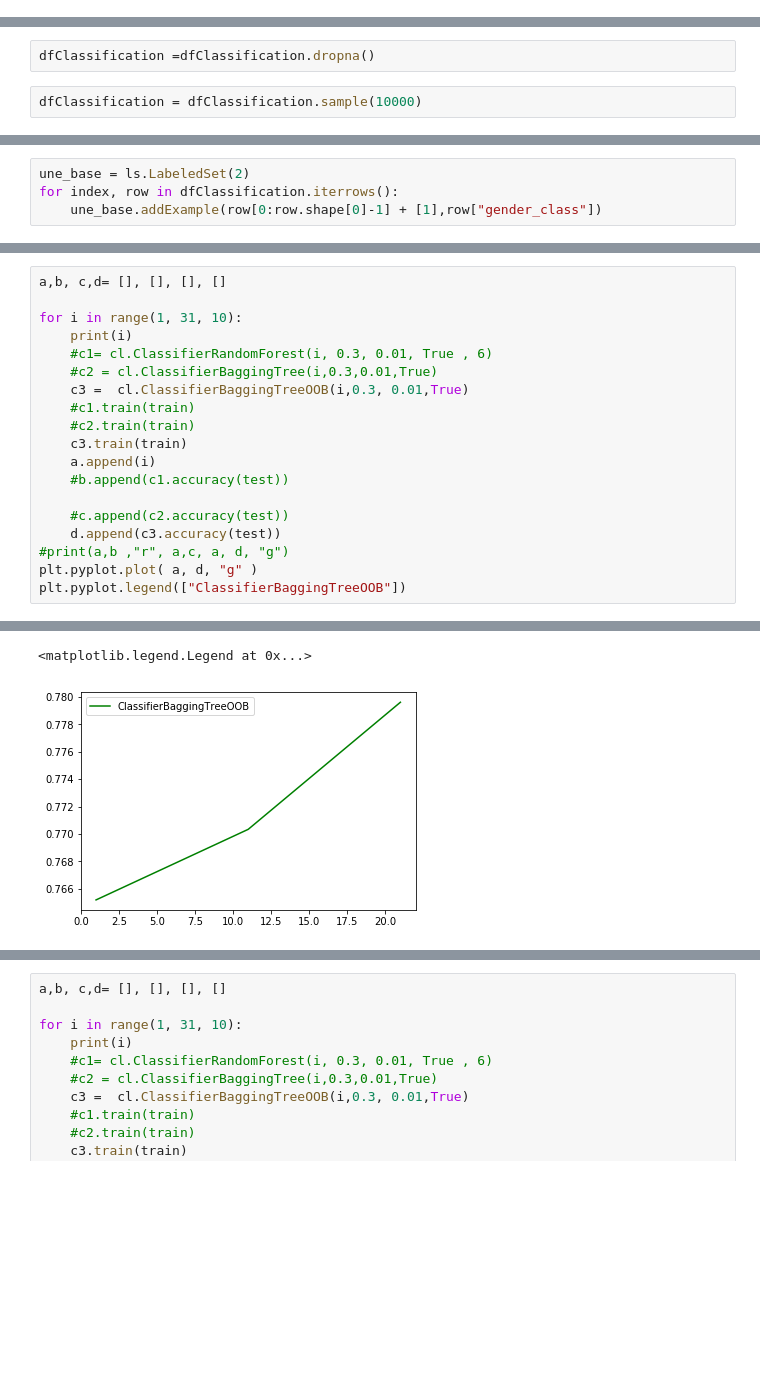
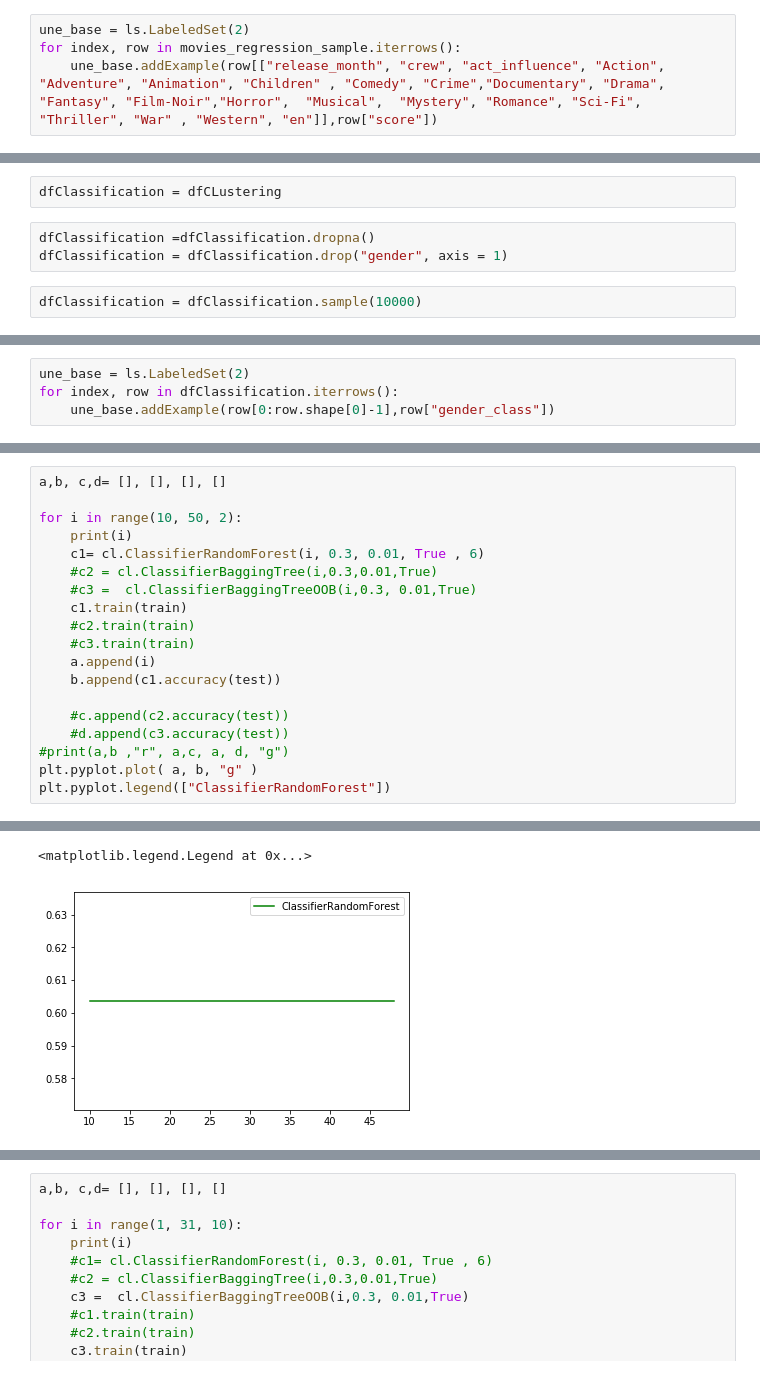
Before and after one commit to chekirou/Machine-learning-on-IMDB, a Jupyter notebook: projet.ipynb, the cells around one changed output, grey strips where cells are left out. Drawn from its saved outputs; the diff is of its cells as text; blank space fills up the shorter version.

```diff
--- a/projet.ipynb
+++ b/projet.ipynb
@@ -596,0 +703,4 @@ Predire le genre des acteurs depuis les informations sur leurs films
+# %%
+une_base = ls.LabeledSet(2)
+for index, row in movies_regression_sample.iterrows():
+    une_base.addExample(row[["release_month", "crew", "act_influence", "Action", "Adventure", "Animation", "Children" , "Comedy", "Crime","Documentary", "Drama", "Fantasy", "Film-Noir","Horror",  "Musical",  "Mystery", "Romance", "Sci-Fi", "Thriller", "War" , "Western", "en"]],row["score"])
@@ -597,7 +722,10 @@ Predire le genre des acteurs depuis les informations sur leurs films
 # %%
 dfClassification = dfCLustering.drop("vote_count", axis=1)
 dfClassification = dfClassification.drop("vote_average", axis=1)
+# %%
+dfClassification = dfCLustering
 # %%
 dfClassification =dfClassification.dropna()
+dfClassification = dfClassification.drop("gender", axis = 1)
 # %%
 dfClassification = dfClassification.sample(10000)
@@ -604,4 +742,4 @@ dfClassification = dfClassification.sample(10000)
 # %%
 une_base = ls.LabeledSet(2)
 for index, row in dfClassification.iterrows():
-    une_base.addExample(row[0:row.shape[0]-1] + [1],row["gender_class"])
+    une_base.addExample(row[0:row.shape[0]-1],row["gender_class"])
@@ -624,20 +768,20 @@ testPerceptron(une_base, 19, 0.03, train, test )
 # %%
 a,b, c,d= [], [], [], []
 
-for i in range(1, 31, 10):
+for i in range(10, 50, 2):
     print(i)
-    #c1= cl.ClassifierRandomForest(i, 0.3, 0.01, True , 6)
+    c1= cl.ClassifierRandomForest(i, 0.3, 0.01, True , 6)
     #c2 = cl.ClassifierBaggingTree(i,0.3,0.01,True)
-    c3 =  cl.ClassifierBaggingTreeOOB(i,0.3, 0.01,True)
-    #c1.train(train)
+    #c3 =  cl.ClassifierBaggingTreeOOB(i,0.3, 0.01,True)
+    c1.train(train)
     #c2.train(train)
-    c3.train(train)
+    #c3.train(train)
     a.append(i)
-    #b.append(c1.accuracy(test))
+    b.append(c1.accuracy(test))
 
     #c.append(c2.accuracy(test))
-    d.append(c3.accuracy(test))
+    #d.append(c3.accuracy(test))
 #print(a,b ,"r", a,c, a, d, "g")
-plt.pyplot.plot( a, d, "g" )
-plt.pyplot.legend(["ClassifierBaggingTreeOOB"])
+plt.pyplot.plot( a, b, "g" )
+plt.pyplot.legend(["ClassifierRandomForest"])
 # %% [output]
@@ -647,2 +808,2 @@ plt.pyplot.legend(["ClassifierBaggingTreeOOB"])
 <matplotlib.legend.Legend at 0x...>
-[figure, old version]
+[figure, new version]
```
Also changed, not shown: parts of 55 cells of this notebook, 2 other files.
